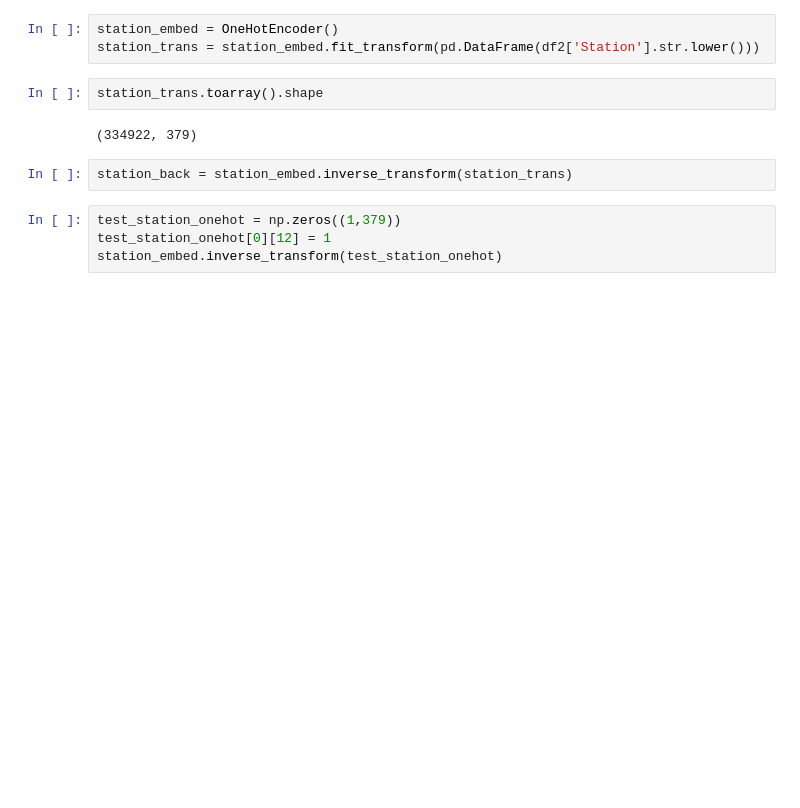
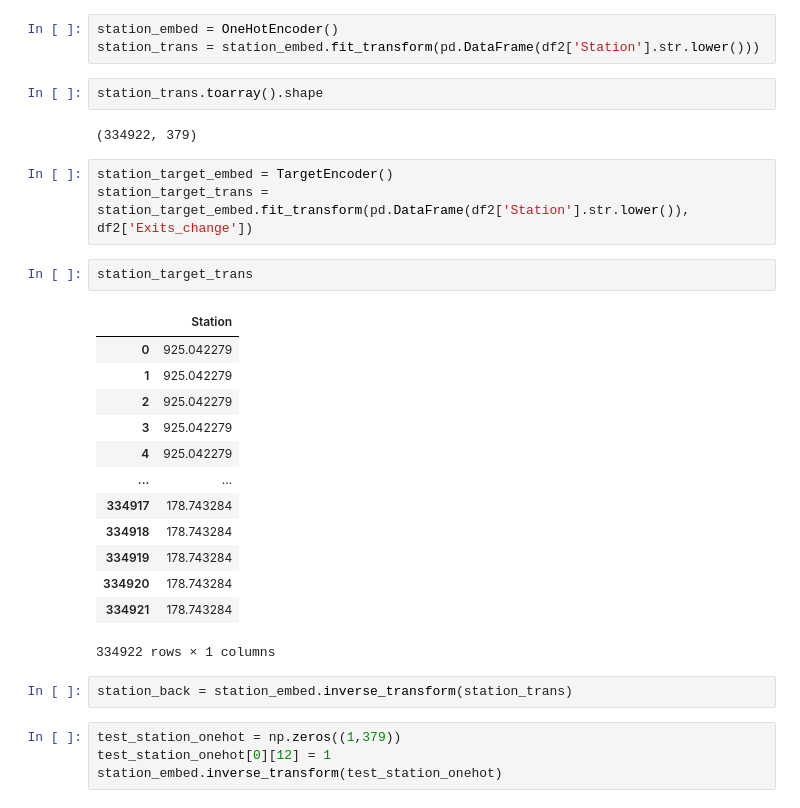
Before and after one commit to jyhoover/MTA_turnstile_data, a Jupyter notebook: MTA_ML.ipynb, the cells around one changed output. Saved outputs shown, nothing was run; the diff lists cells and outputs as text; blank space fills up the shorter version.

```diff
--- a/MTA_ML.ipynb
+++ b/MTA_ML.ipynb
@@ -241,6 +242,25 @@ station_trans = station_embed.fit_transform(pd.DataFrame(df2['Station'].str.lowe
 station_trans.toarray().shape
 # %% [output]
 (334922, 379)
+# %%
+station_target_embed = TargetEncoder()
+station_target_trans = station_target_embed.fit_transform(pd.DataFrame(df2['Station'].str.lower()), df2['Exits_change'])
+# %%
+station_target_trans
+# %% [output]
+|  | Station |
+| 0 | 925.042279 |
+| 1 | 925.042279 |
+| 2 | 925.042279 |
+| 3 | 925.042279 |
+| 4 | 925.042279 |
+| ... | ... |
+| 334917 | 178.743284 |
+| 334918 | 178.743284 |
+| 334919 | 178.743284 |
+| 334920 | 178.743284 |
+| 334921 | 178.743284 |
+334922 rows × 1 columns
 # %%
 station_back = station_embed.inverse_transform(station_trans)
 # %%
```
Also changed, not shown: parts of 2 cells of this notebook, 2 other files.
